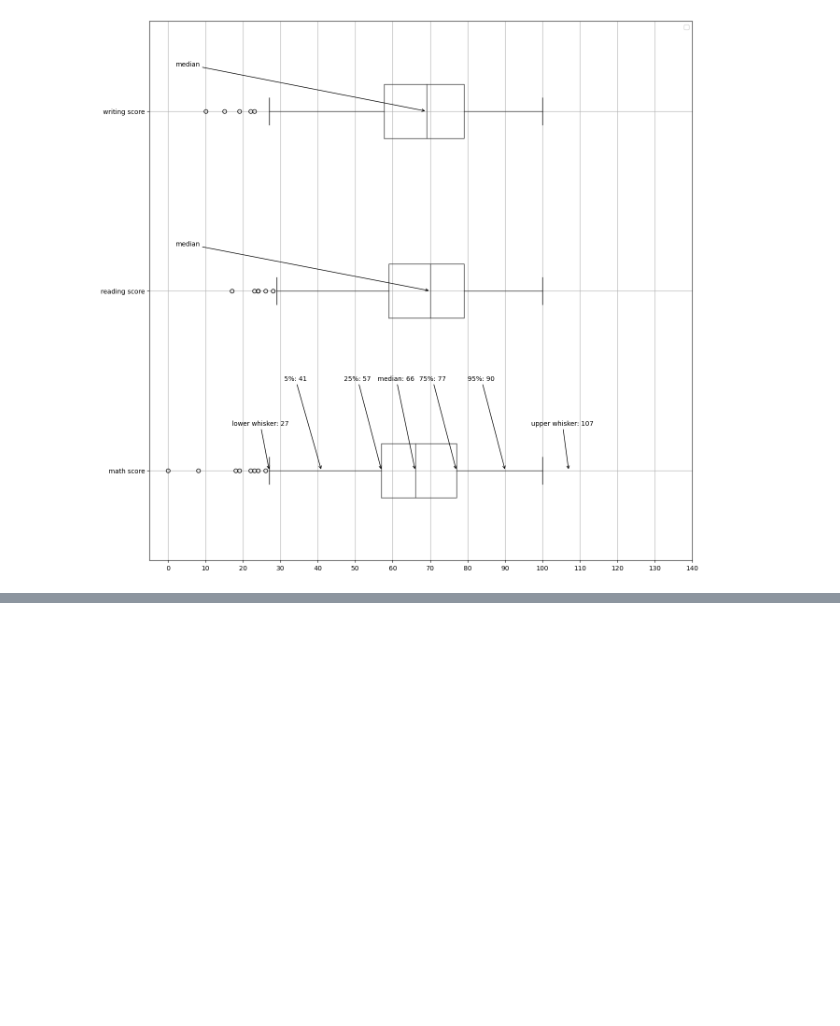
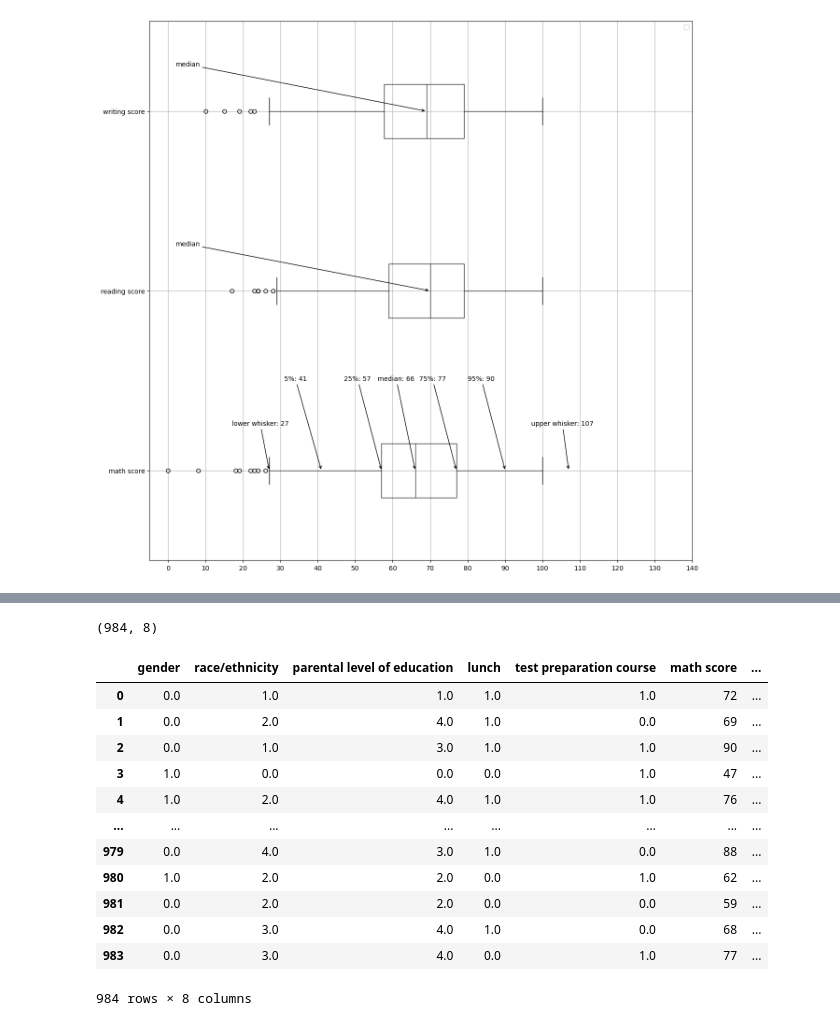
Before and after one commit to 08Aristodemus24/student-performance-eda, a Jupyter notebook: student-perfomance-in-exams-eda.ipynb, the cells around one changed output, grey strips where cells are left out. Saved outputs shown, nothing was run; the diff lists cells and outputs as text; code cells hidden in the pictures; blank space fills up the shorter version.

```diff
--- a/student-perfomance-in-exams-eda.ipynb
+++ b/student-perfomance-in-exams-eda.ipynb
@@ -338,0 +346,23 @@ plt.show()
+# %%
+new_df = df.loc[~((df['math score'] <= lower_bound['math score']) | (df['math score'] >= upper_bound['math score']))].reset_index().drop(columns='index')
+new_df = new_df.loc[~((new_df['reading score'] <= lower_bound['reading score']) | (new_df['reading score'] >= upper_bound['reading score']))].reset_index().drop(columns='index')
+new_df = new_df.loc[~((new_df['writing score'] <= lower_bound['writing score']) | (new_df['writing score'] >= upper_bound['writing score']))].reset_index().drop(columns='index')
+new_df.shape
+# %% [output]
+(984, 8)
+# %%
+new_df
+# %% [output]
+|  | gender | race/ethnicity | parental level of education | lunch | test preparation course | math score | ... |
+| 0 | 0.0 | 1.0 | 1.0 | 1.0 | 1.0 | 72 | ... |
+| 1 | 0.0 | 2.0 | 4.0 | 1.0 | 0.0 | 69 | ... |
+| 2 | 0.0 | 1.0 | 3.0 | 1.0 | 1.0 | 90 | ... |
+| 3 | 1.0 | 0.0 | 0.0 | 0.0 | 1.0 | 47 | ... |
+| 4 | 1.0 | 2.0 | 4.0 | 1.0 | 1.0 | 76 | ... |
+| ... | ... | ... | ... | ... | ... | ... | ... |
+| 979 | 0.0 | 4.0 | 3.0 | 1.0 | 0.0 | 88 | ... |
+| 980 | 1.0 | 2.0 | 2.0 | 0.0 | 1.0 | 62 | ... |
+| 981 | 0.0 | 2.0 | 2.0 | 0.0 | 0.0 | 59 | ... |
+| 982 | 0.0 | 3.0 | 4.0 | 1.0 | 0.0 | 68 | ... |
+| 983 | 0.0 | 3.0 | 4.0 | 0.0 | 1.0 | 77 | ... |
+984 rows × 8 columns
```
Also changed, not shown: parts of 16 cells of this notebook.
